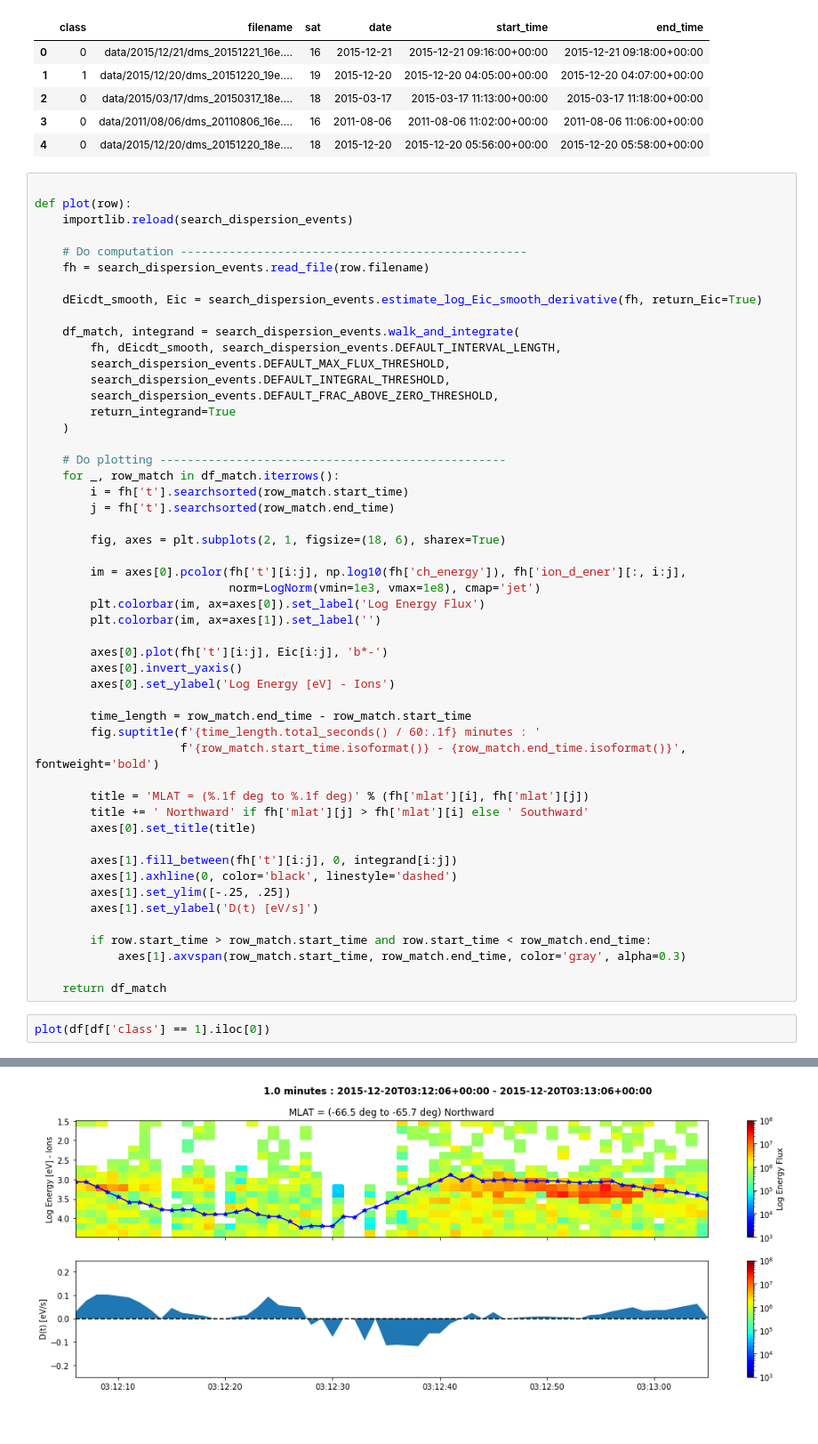
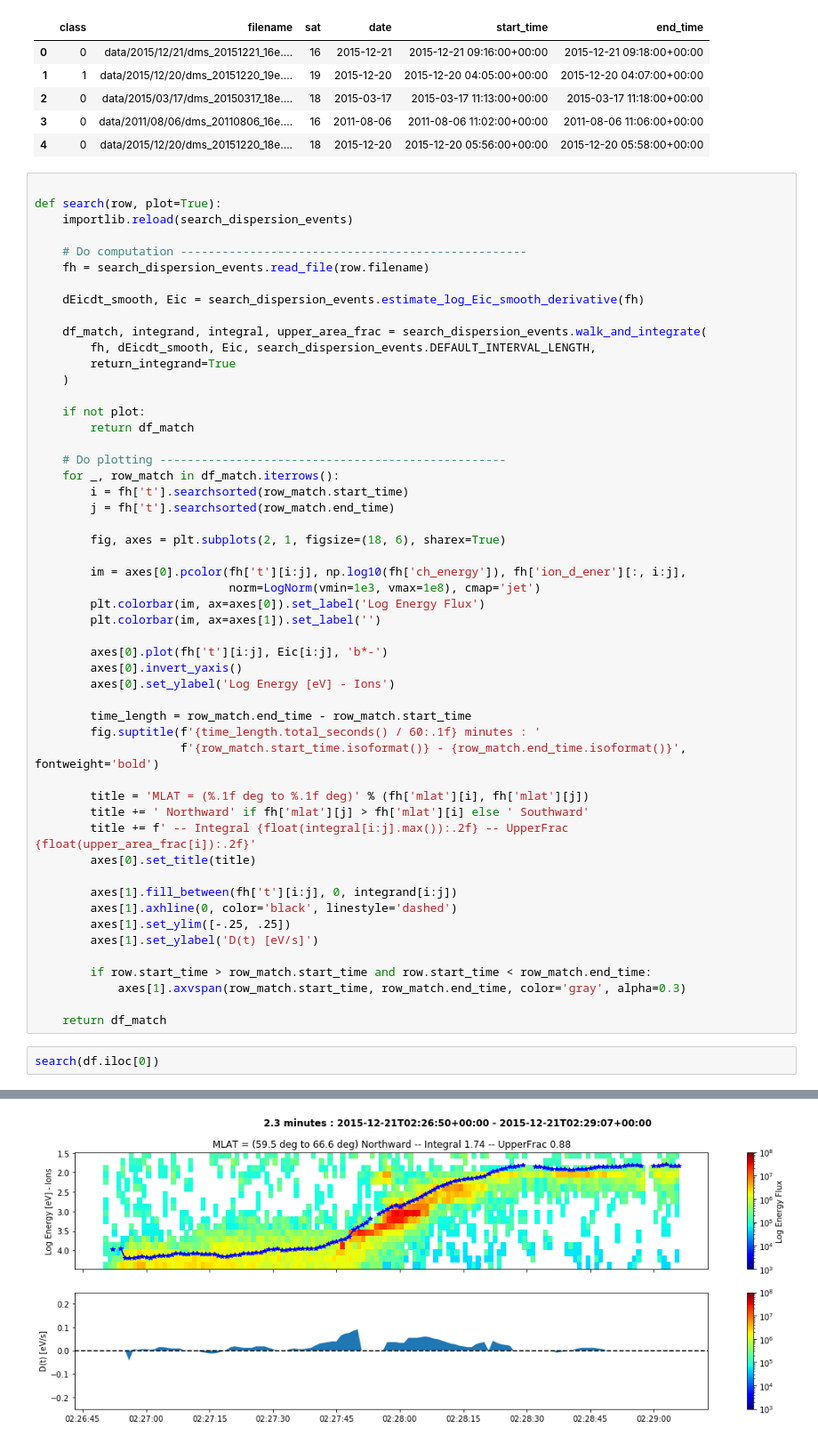
Before and after one commit to ddasilva/dmsp-dispersion-detection, a Jupyter notebook: Search Events Plotter.ipynb, the cells around one changed output, grey strips where cells are left out. Shown at 89% size. Cells and saved outputs as stored; diff of their text form.

```diff
--- a/Search Events Plotter.ipynb
+++ b/Search Events Plotter.ipynb
@@ -52,21 +68,21 @@ df.head()
 | 4 | 0 | data/2015/12/20/dms_20151220_18e.... | 18 | 2015-12-20 | 2015-12-20 05:56:00+00:00 | 2015-12-20 05:58:00+00:00 |
 # %%
 
-def plot(row):
+def search(row, plot=True):
     importlib.reload(search_dispersion_events)
 
     # Do computation --------------------------------------------------
     fh = search_dispersion_events.read_file(row.filename)
 
-    dEicdt_smooth, Eic = search_dispersion_events.estimate_log_Eic_smooth_derivative(fh, return_Eic=True)
+    dEicdt_smooth, Eic = search_dispersion_events.estimate_log_Eic_smooth_derivative(fh)
 
-    df_match, integrand = search_dispersion_events.walk_and_integrate(
-        fh, dEicdt_smooth, search_dispersion_events.DEFAULT_INTERVAL_LENGTH,
-        search_dispersion_events.DEFAULT_MAX_FLUX_THRESHOLD,
-        search_dispersion_events.DEFAULT_INTEGRAL_THRESHOLD,
-        search_dispersion_events.DEFAULT_FRAC_ABOVE_ZERO_THRESHOLD,
+    df_match, integrand, integral, upper_area_frac = search_dispersion_events.walk_and_integrate(
+        fh, dEicdt_smooth, Eic, search_dispersion_events.DEFAULT_INTERVAL_LENGTH,
         return_integrand=True
     )
+
+    if not plot:
+        return df_match
 
     # Do plotting --------------------------------------------------
     for _, row_match in df_match.iterrows():
@@ -90,6 +106,7 @@ def plot(row):
 
         title = 'MLAT = (%.1f deg to %.1f deg)' % (fh['mlat'][i], fh['mlat'][j])
         title += ' Northward' if fh['mlat'][j] > fh['mlat'][i] else ' Southward'
+        title += f' -- Integral {float(integral[i:j].max()):.2f} -- UpperFrac {float(upper_area_frac[i]):.2f}'
         axes[0].set_title(title)
 
         axes[1].fill_between(fh['t'][i:j], 0, integrand[i:j])
@@ -102,5 +119,5 @@ def plot(row):
 
     return df_match
 # %%
-plot(df[df['class'] == 1].iloc[0])
+search(df.iloc[0])
 # %% [output]
@@ -120 +145 @@ plot(df[df['class'] == 1].iloc[0])
-[figure, old version]
+[figure, new version]
```
Also changed, not shown: parts of 8 cells of this notebook, 3 other files.
